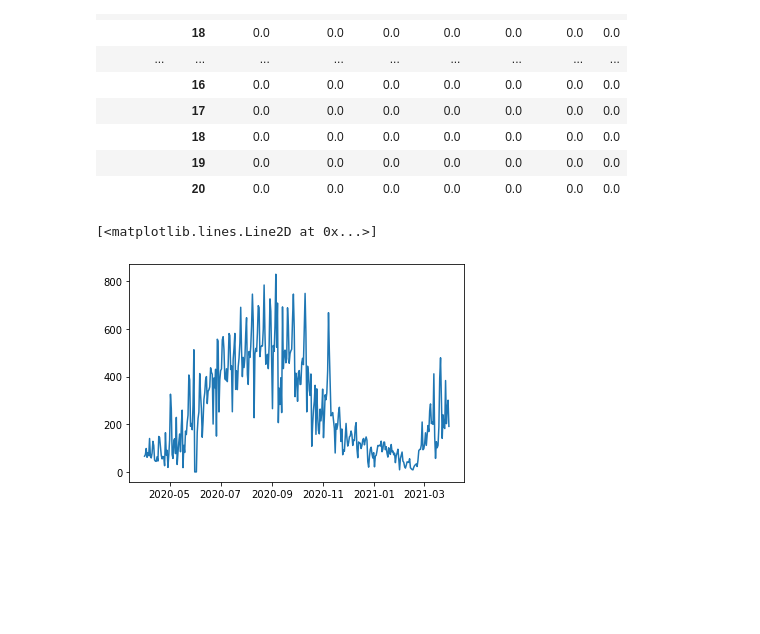
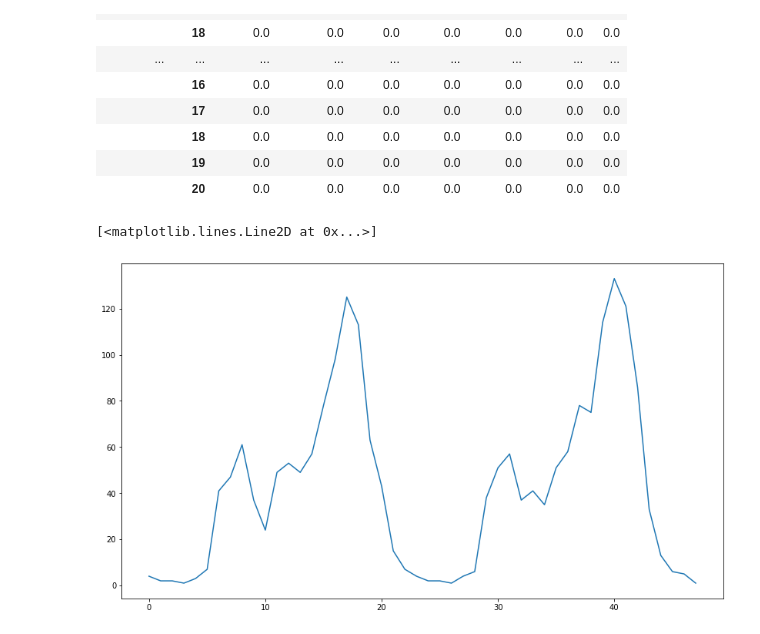
Before and after one commit to nick-kopy/Predicting-Bike-Rental-Station-Traffic, a Jupyter notebook: cap3.ipynb, the cells around one changed output. Saved outputs shown, nothing was run; the diff lists cells and outputs as text; code cells hidden in the pictures; blank space fills up the shorter version.

```diff
--- a/cap3.ipynb
+++ b/cap3.ipynb
@@ -35,7 +38,7 @@ def basic_dist(row):
 
     return geodesic(a, b).km * 1000
 # %%
-def station_data(region=None, eda=False):
+def station_data(region=None):
     '''Loads, preps, and filters data for machine learning'''
 
     # Gather one years worth of data
@@ -86,13 +89,16 @@ def station_data(region=None, eda=False):
     # change this date if you want to use newer data
     df = df[df['date'] < pd.to_datetime('2021-04-01')]
 
-    # keep all hours for eda, otherwise only use 9am to 8pm (12 hours)
-    if eda == False:
-        df = df[df['hour'] <= 20]
-        df = df[df['hour'] >= 9]
+#     # keep all hours for eda, otherwise only use 9am to 8pm (12 hours)
+#     if eda == False:
+#         df = df[df['hour'] <= 20]
+#         df = df[df['hour'] >= 9]
 
     # daylight savings makes a few negative trip times, a quick approximate fix is okay
     df['trip_time'] = abs((df['ended_at'] - df['started_at']).dt.total_seconds())
+
+    # All trips above 10,800 seconds (3 hrs) are on Nov 25, must be some systemic thing
+    df = df[df['trip_time'] < 10800]
 
     df['round_trip'] = df.apply(lambda x: 1 if x['start_station_name'] == x['end_station_name'] else 0, axis=1)
 
@@ -282,7 +288,7 @@ len(group_f)
 30
 # %%
 def serialize(inputdf):
-    '''finish later'''
+    '''Takes eda ready data and preprocesses it for machine learning'''
 
     out = inputdf.groupby(['date', 'hour']).agg('mean')
 
@@ -290,10 +296,16 @@ def serialize(inputdf):
 
     dti = pd.Series(pd.date_range("2020-04-01", freq="D", periods=365)).dt.date
 
-    idx = pd.MultiIndex.from_product([dti, [9,10,11,12,13,14,15,16,17,18,19,20]], names=['date', 'hour'])
+    idx = pd.MultiIndex.from_product([dti, np.arange(24)], names=['date', 'hour'])
 
-    df_blank = pd.DataFrame(data = np.zeros(shape=(365*12, 7)), index=idx,
+    df_blank = pd.DataFrame(data = np.zeros(shape=(365*24, 7)), index=idx,
                             columns=['trip_time', 'round_trip', 'electric', 'member', 'entering',
                                      'trip_dist', 'size'])
 
-    return pd.concat([df_blank, out]).groupby(['date', 'hour']).agg('sum')
+    out = pd.concat([df_blank, out]).groupby(['date', 'hour']).agg('sum')
+
+    out = out.reset_index(drop=True)
+
+    scaler = MinMaxScaler()
+
+    return scaler.fit_transform(out)
@@ -434,11 +474,13 @@ df_down_1[df_down_1['size'] == 0]
 |  | 19 | 0.0 | 0.0 | 0.0 | 0.0 | 0.0 | 0.0 | 0.0 |
 |  | 20 | 0.0 | 0.0 | 0.0 | 0.0 | 0.0 | 0.0 | 0.0 |
 # %%
-graph = df_down_1.groupby(level=0).mean()['size']
+#graph = df_down_1.groupby(level=0).mean()['size']
 
-fig, ax = plt.subplots()
+fig, ax = plt.subplots(figsize=(14,8))
 
-ax.plot(graph.index, graph)
+#ax.plot(graph.index[:20], graph.iloc[:20]);
+
+ax.plot(np.arange(48), df_down_1['size'].iloc[:48])
 # %% [output]
 [<matplotlib.lines.Line2D at 0x...>]
-[figure, old version]
+[figure, new version]
```
Also changed, not shown: parts of 13 cells of this notebook.
